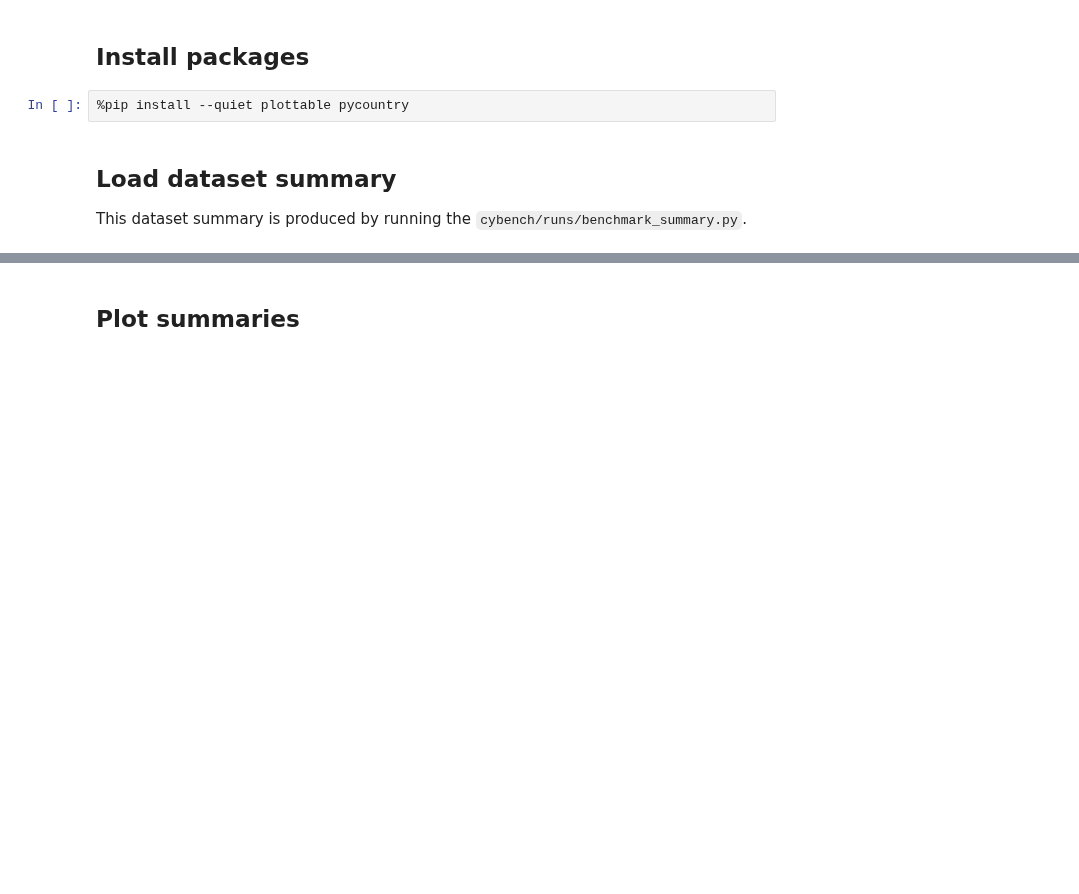
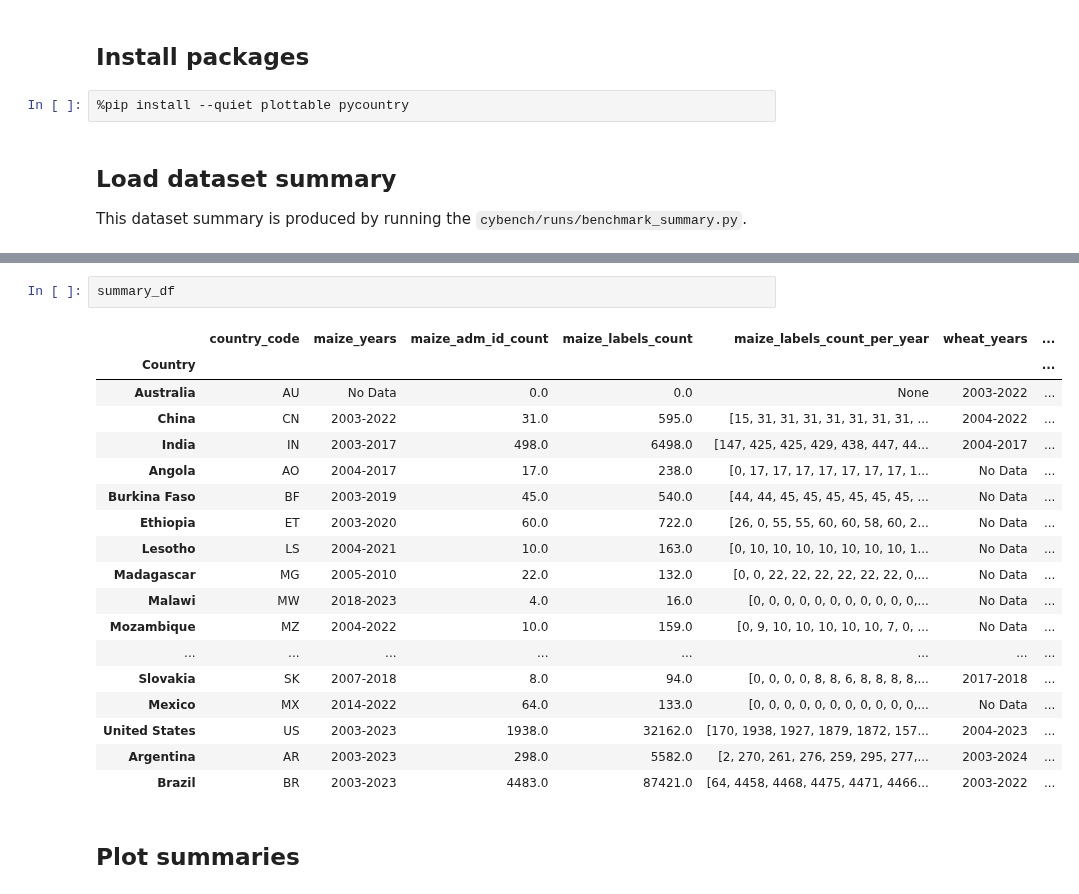
Before and after one commit to BigDataWUR/AgML-CY-Bench, a Jupyter notebook: notebooks/cybench_summary.ipynb, the cells around one changed output, grey strips where cells are left out. Drawn from its saved outputs; the diff is of its cells as text; blank space fills up the shorter version.

```diff
--- a/notebooks/cybench_summary.ipynb
+++ b/notebooks/cybench_summary.ipynb
@@ -56,3 +77,24 @@ United States         2004-2023                 1638         22834  [0, 1638, 15
+# %%
+summary_df
+# %% [output]
+|  | country_code | maize_years | maize_adm_id_count | maize_labels_count | maize_labels_count_per_year | wheat_years | ... |
+| Country |  |  |  |  |  |  | ... |
+| Australia | AU | No Data | 0.0 | 0.0 | None | 2003-2022 | ... |
+| China | CN | 2003-2022 | 31.0 | 595.0 | [15, 31, 31, 31, 31, 31, 31, 31, ... | 2004-2022 | ... |
+| India | IN | 2003-2017 | 498.0 | 6498.0 | [147, 425, 425, 429, 438, 447, 44... | 2004-2017 | ... |
+| Angola | AO | 2004-2017 | 17.0 | 238.0 | [0, 17, 17, 17, 17, 17, 17, 17, 1... | No Data | ... |
+| Burkina Faso | BF | 2003-2019 | 45.0 | 540.0 | [44, 44, 45, 45, 45, 45, 45, 45, ... | No Data | ... |
+| Ethiopia | ET | 2003-2020 | 60.0 | 722.0 | [26, 0, 55, 55, 60, 60, 58, 60, 2... | No Data | ... |
+| Lesotho | LS | 2004-2021 | 10.0 | 163.0 | [0, 10, 10, 10, 10, 10, 10, 10, 1... | No Data | ... |
+| Madagascar | MG | 2005-2010 | 22.0 | 132.0 | [0, 0, 22, 22, 22, 22, 22, 22, 0,... | No Data | ... |
+| Malawi | MW | 2018-2023 | 4.0 | 16.0 | [0, 0, 0, 0, 0, 0, 0, 0, 0, 0, 0,... | No Data | ... |
+| Mozambique | MZ | 2004-2022 | 10.0 | 159.0 | [0, 9, 10, 10, 10, 10, 10, 7, 0, ... | No Data | ... |
+| ... | ... | ... | ... | ... | ... | ... | ... |
+| Slovakia | SK | 2007-2018 | 8.0 | 94.0 | [0, 0, 0, 0, 8, 8, 6, 8, 8, 8, 8,... | 2017-2018 | ... |
+| Mexico | MX | 2014-2022 | 64.0 | 133.0 | [0, 0, 0, 0, 0, 0, 0, 0, 0, 0, 0,... | No Data | ... |
+| United States | US | 2003-2023 | 1938.0 | 32162.0 | [170, 1938, 1927, 1879, 1872, 157... | 2004-2023 | ... |
+| Argentina | AR | 2003-2023 | 298.0 | 5582.0 | [2, 270, 261, 276, 259, 295, 277,... | 2003-2024 | ... |
+| Brazil | BR | 2003-2023 | 4483.0 | 87421.0 | [64, 4458, 4468, 4475, 4471, 4466... | 2003-2022 | ... |
 # %% [markdown]
 ## Plot summaries
 # %%
```
Also changed, not shown: parts of 9 cells of this notebook.
